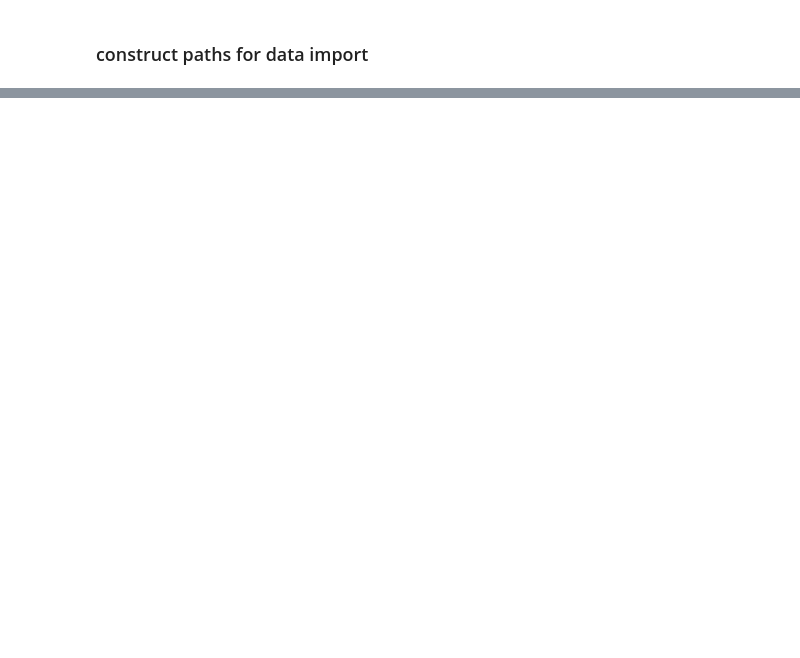
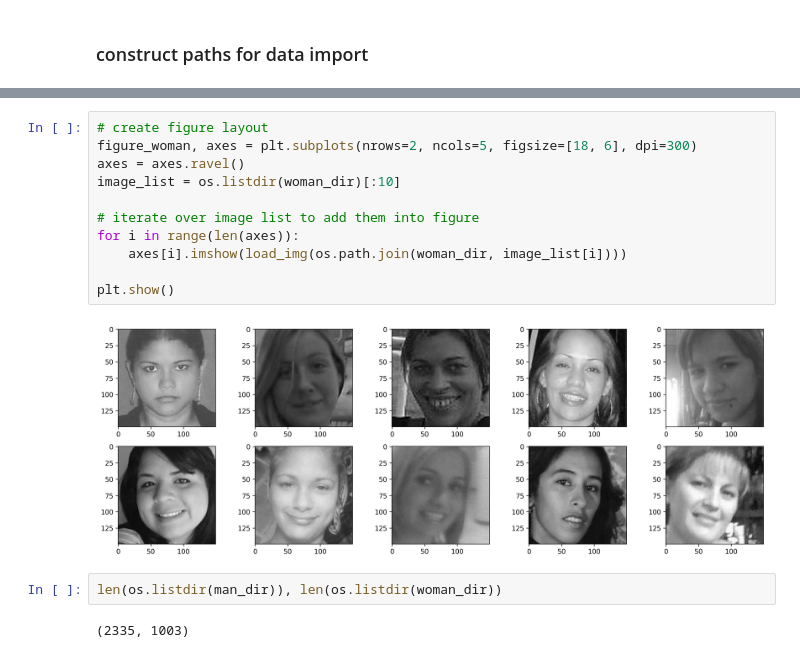
Before and after one commit to ProjectCodeML/manORwoman, a Jupyter notebook: notebook/ashen_mow.ipynb, the cells around one changed output, grey strips where cells are left out. Drawn from its saved outputs; the diff is of its cells as text; blank space fills up the shorter version.

```diff
--- a/notebook/ashen_mow.ipynb
+++ b/notebook/ashen_mow.ipynb
@@ -30,0 +47,17 @@ print(woman_dir)
+# %%
+# create figure layout
+figure_woman, axes = plt.subplots(nrows=2, ncols=5, figsize=[18, 6], dpi=300)
+axes = axes.ravel()
+image_list = os.listdir(woman_dir)[:10]
+
+# iterate over image list to add them into figure
+for i in range(len(axes)):
+    axes[i].imshow(load_img(os.path.join(woman_dir, image_list[i])))
+
+plt.show()
+# %% [output]
+[figure, added]
+# %%
+len(os.listdir(man_dir)), len(os.listdir(woman_dir))
+# %% [output]
+(2335, 1003)
```
Also changed, not shown: parts of 10 cells of this notebook.
